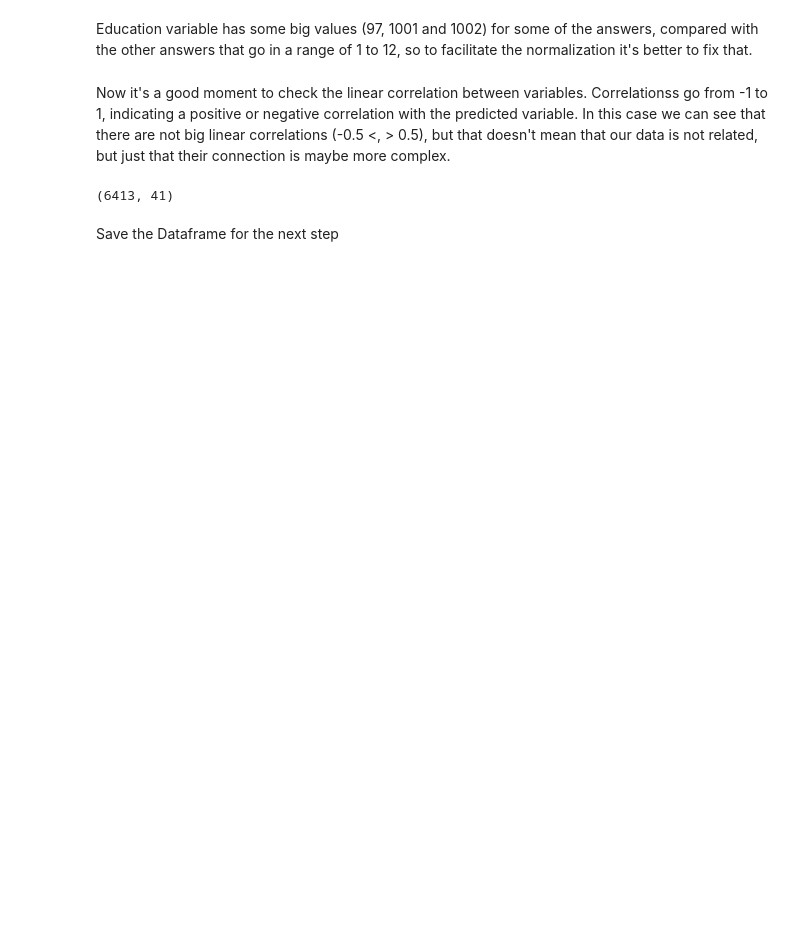
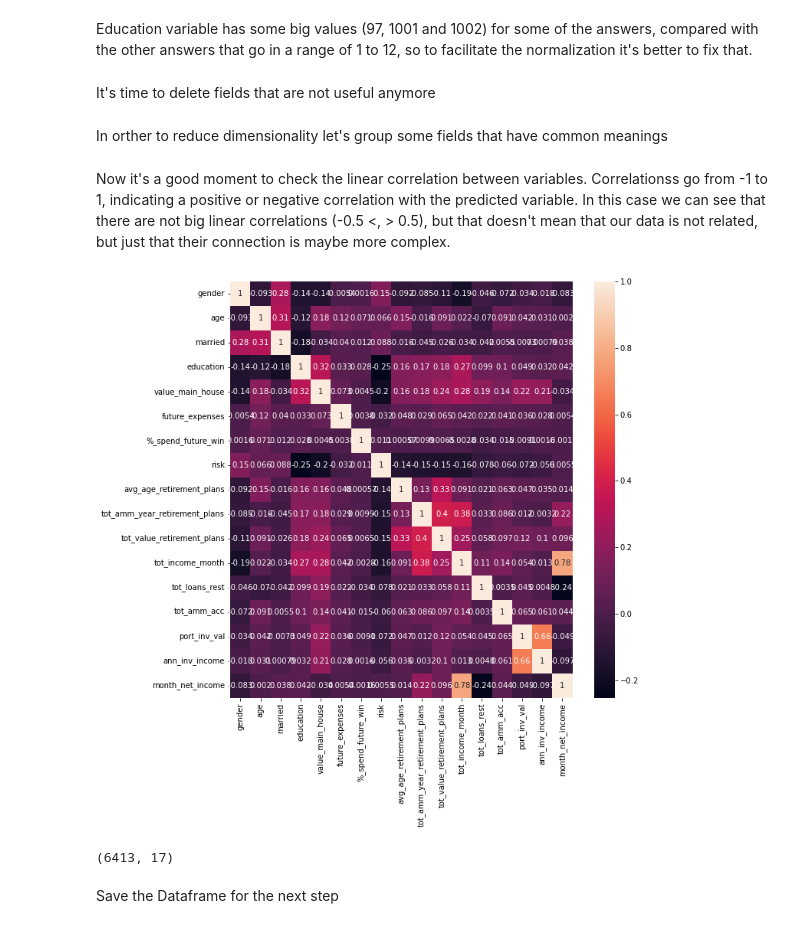
Before and after one commit to simoncraf/skarb, a Jupyter notebook: Financial_Risk_Tolerance/Financial_Risk_Tolerance_Preprocess.ipynb, the cells around one changed output. Drawn from its saved outputs; the diff is of its cells as text; code cells hidden in the pictures; blank space fills up the shorter version.

```diff
--- a/Financial_Risk_Tolerance/Financial_Risk_Tolerance_Preprocess.ipynb
+++ b/Financial_Risk_Tolerance/Financial_Risk_Tolerance_Preprocess.ipynb
@@ -119,12 +119,11 @@ df2 = df[['h_2017','p1_1_1',
           'p2_18_1','p2_18_2','p2_18_3','p2_18_4',
           'p2_31','p2_32',
           'p2_55_4','p2_61_4',
-          'p2_72','p2_76',
           'p3_6_1','p3_6_2','p3_6_3','p3_6_4','p3_6_5','p3_6_6','p3_6_7','p3_6_8',
           'p3_10_1','p3_10_2','p3_10_3','p3_10_4','p3_10_5','p3_10_6','p3_10_7','p3_10_8',
           'p3_11_1','p3_11_2','p3_11_3','p3_11_4','p3_11_5','p3_11_6','p3_11_7','p3_11_8',
           'p4_24','p4_25','p4_15','p4_16','p4_28a','p4_3','p4_33','p4_35','p4_39','p4_40','p4_5',
-          'p4_7_1','p4_7_3','p4_10','p4_18','p4_27','p4_35','p5_1',
+          'p4_7_1','p4_7_3','p4_10','p4_18','p4_27','p5_1',
           'p5_4_1','p5_4_2','p5_4_3','p5_4_4','p5_4_5','p5_4_6','p5_4_7','p5_4_8','p5_4_9','p5_4_10',
           'p5_5b_1','p5_5b_2','p5_5b_3','p5_5b_4','p5_5b_5','p5_5b_6','p5_5b_7','p5_5b_8','p5_5b_9','p5_5b_10',
           'p5_6_1','p5_6_2','p5_6_3','p5_6_4','p5_6_5','p5_6_6','p5_6_7','p5_6_8','p5_6_9','p5_6_10',
@@ -326,7 +323,3 @@ df2[['avg_age_retirement_plans','tot_amm_year_retirement_plans','tot_value_retir
-# %%
-#Putting vehicles values together
-df2['vehicles'] = df2[['p2_72','p2_76']].sum(axis = 1)
-df2 = df2.drop(columns=['p2_72', 'p2_76'])
 # %% [markdown]
 # **Investments**
 In a similar way to before, it is necessary to verify which conditions are met in order to assign values to cells with a null value.
@@ -549,15 +541,40 @@ df_2017.loc[df_2017['education'] == 97, 'education'] = 14
 df_2017.loc[df_2017['education'] == 12, 'education'] = 13
 df_2017.loc[df_2017['education'] == 11, 'education'] = 12
 df_2017.loc[df_2017['education'] == 1002, 'education'] = 11
+# %% [markdown]
+It's time to delete fields that are not useful anymore
+# %%
+columns_to_drop = ['has_pub_stocks','has_inv_funds','has_no_pub_stocks','has_retirment_plan','has_oth_real_state',
+                   'has_fix_rent_inv','has_oth_inv','has_loans_for_main_house','has_saving_acc','has_pay_acc',
+                   'possesion_main_house','avg_loans_int','avg_time_loans_rest','other_loans_avg_time_rest']
+df_2017 = df_2017.drop(columns = columns_to_drop)
+# %% [markdown]
+In orther to reduce dimensionality let's group some fields that have common meanings
+# %%
+df_2017['tot_amm_acc'] = df_2017[['tot_amm_savings_acc','tot_amm_pay_acc']].sum(axis = 1)
+df_2017 = df_2017.drop(columns = ['tot_amm_savings_acc','tot_amm_pay_acc'])
+df_2017['port_inv_val'] = df_2017[['port_val_no_pub','port_val_fix_rent','port_val_pub','port_val_inv_funds']].sum(axis = 1)
+df_2017 = df_2017.drop(columns = ['port_val_no_pub','port_val_fix_rent','port_val_pub','port_val_inv_funds'])
+df_2017['ann_inv_income'] = df_2017[['ann_income_div_no_pub','ann_income_oth_inv','ann_income_div_pub']].sum(axis = 1)
+df_2017 = df_2017.drop(columns = ['ann_income_div_no_pub','ann_income_oth_inv','ann_income_div_pub'])
+df_2017['monthly_expenses'] =  df_2017[['rent_monthly_cost','tot_loans_month','avg_month_expenses_goods']].sum(axis = 1)
+df_2017 = df_2017.drop(columns = ['rent_monthly_cost','tot_loans_month','avg_month_expenses_goods'])
+df_2017['month_net_income'] = df_2017['tot_income_month'].subtract(df_2017['monthly_expenses'])
+df_2017 = df_2017.drop(columns = ['monthly_expenses'])
 # %% [markdown]
 Now it's a good moment to check the linear correlation between variables. Correlationss go from -1 to 1, indicating a positive or negative correlation with the predicted variable. In this case we can see that there are not big linear correlations (-0.5 <, > 0.5), but that doesn't mean that our data is not related, but just that their connection is maybe more complex.
 # %%
 corr = df_2017.corr()
-corr[['risk']].sort_values(by = ['risk'], ascending = False)
+#corr[['risk']].sort_values(by = ['risk'], ascending = False)
+fig, ax = plt.subplots(figsize=(10,10))
+sn.heatmap(corr, annot=True, ax = ax)
+plt.show()
+# %% [output]
+[figure, added]
 # %%
 df_2017.shape
 # %% [output]
-(6413, 41)
+(6413, 17)
 # %% [markdown]
 Save the Dataframe for the next step
 # %%
```
Also changed, not shown: parts of 5 cells of this notebook.
